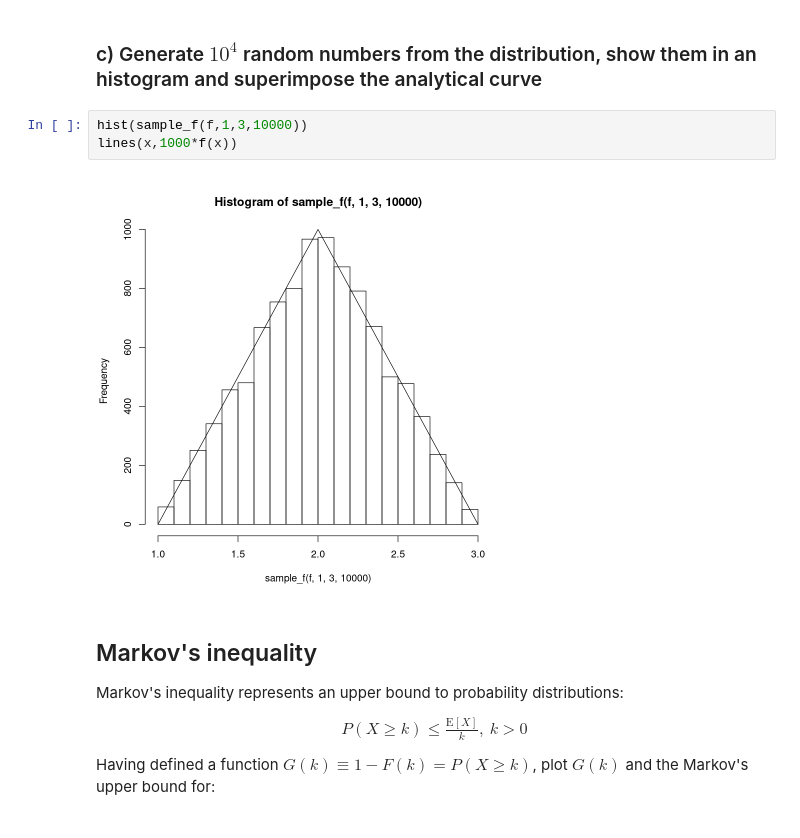
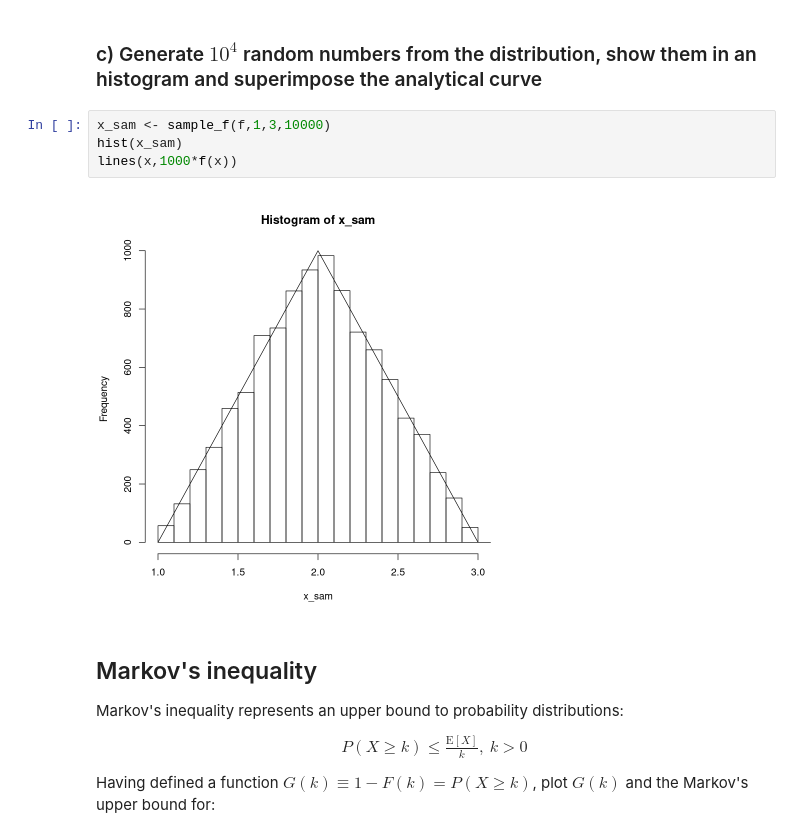
Before and after one commit to eigen-carmona/AdvStats, a Jupyter notebook: lab3/Ex3.ipynb, the cells around one changed output. Cells and saved outputs as stored; diff of their text form.

```diff
--- a/lab3/Ex3.ipynb
+++ b/lab3/Ex3.ipynb
@@ -50,10 +50,11 @@ sample_f <- function(f, a, b, N = 1){
 # %% [markdown]
 ### c) Generate $10^4$ random numbers from the distribution, show them in an histogram and superimpose the analytical curve
 # %%
-hist(sample_f(f,1,3,10000))
+x_sam <- sample_f(f,1,3,10000)
+hist(x_sam)
 lines(x,1000*f(x))
 # %% [output]
-[figure, old version]
+[figure, new version]
 # %% [markdown]
 ## Markov's inequality
 Markov's inequality represents an upper bound to probability distributions:
```
Also changed, not shown: parts of 12 cells of this notebook.
